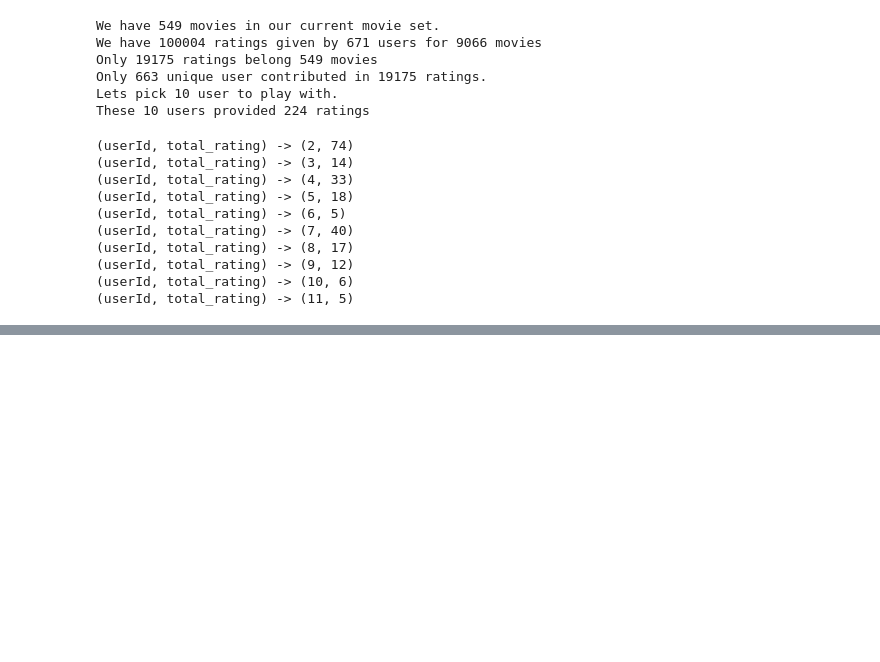
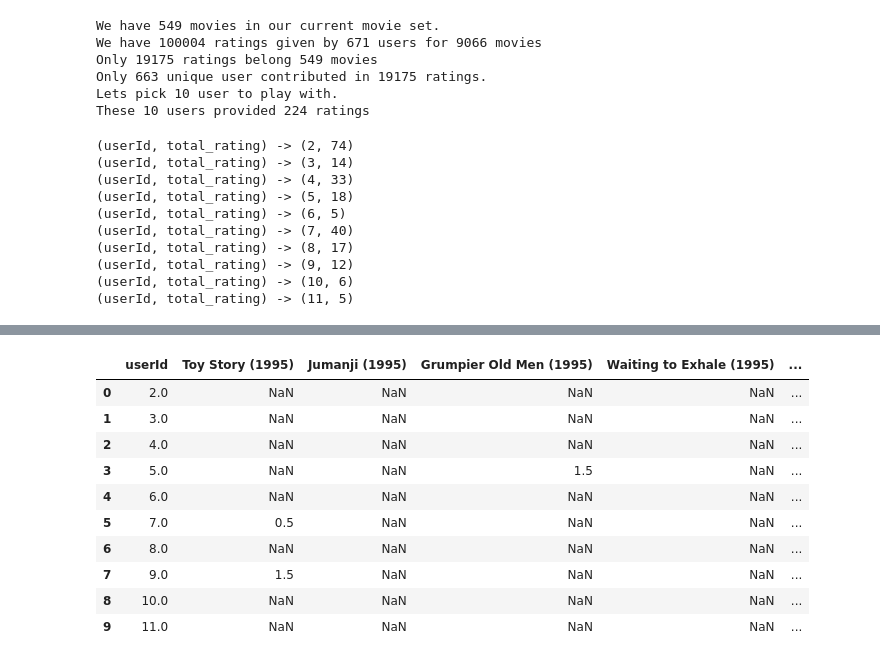
Before and after one commit to guptakvgaurav/building_py_rec, a Jupyter notebook: recommender_system/src/strategy2.ipynb, the cells around one changed output, grey strips where cells are left out. Cells and saved outputs as stored; diff of their text form; code cells hidden in the pictures; blank space fills up the shorter version.

Commit message:
build utility matrix

```diff
--- a/recommender_system/src/strategy2.ipynb
+++ b/recommender_system/src/strategy2.ipynb
@@ -109,0 +94,57 @@ Utility matrix should have shape (10, 549)
+# %%
+def __get_default_ratings(num_of_cols, default_val = np.nan):
+    empty_ratings = np.empty(num_of_cols);
+    empty_ratings[:] = default_val;
+    return empty_ratings
+
+def __get_util_matrix_row(userId, _Ratings, Movies):
+    user_ratings = [];
+    util_matrix = __get_empty_util_matrix(Movies)
+    ratings_by_user = _Ratings[_Ratings['userId'] == userId]
+
+    num_of_cols = util_matrix.shape[1] -1;
+    num_of_rows = util_matrix.shape[0]
+    util_matrix.loc[num_of_rows + 1] = np.concatenate([[userId] , __get_default_ratings(num_of_cols)])
+
+
+    # 2. Find ratings given by user, and fill it in map.
+    for index, row in ratings_by_user.iterrows():
+        # print(row)
+        movie_user_has_rated = Movies[Movies['movieId'] == row.movieId]
+        movie_name_user_has_rated = movie_user_has_rated['title'].iloc[0];
+        util_matrix.loc[num_of_rows + 1][movie_name_user_has_rated] = row['norm_rating']
+
+    return util_matrix
+# %%
+def __normalize_ratings(_Ratings):
+    max_rating = _Ratings['rating'].max()
+    min_rating = _Ratings['rating'].min() - 1; # since min value is inclusive.
+    avg_rating = ((max_rating - min_rating) / 2)
+
+    return _Ratings['rating'] - avg_rating
+# %%
+def prepare_util_matrix():
+    util_matrix = __get_empty_util_matrix(allMovies)
+
+    _Ratings['norm_rating'] = __normalize_ratings(_Ratings)
+
+    userIds = _Ratings['userId'].unique()
+    for userId in userIds:
+        new_row__for_util_matrix = __get_util_matrix_row(userId, _Ratings, allMovies)
+        util_matrix = util_matrix.append(new_row__for_util_matrix, ignore_index=True)
+    return util_matrix
+
+util_matrix = prepare_util_matrix()
+util_matrix.head(10)
+# %% [output]
+|  | userId | Toy Story (1995) | Jumanji (1995) | Grumpier Old Men (1995) | Waiting to Exhale (1995) | ... |
+| 0 | 2.0 | NaN | NaN | NaN | NaN | ... |
+| 1 | 3.0 | NaN | NaN | NaN | NaN | ... |
+| 2 | 4.0 | NaN | NaN | NaN | NaN | ... |
+| 3 | 5.0 | NaN | NaN | 1.5 | NaN | ... |
+| 4 | 6.0 | NaN | NaN | NaN | NaN | ... |
+| 5 | 7.0 | 0.5 | NaN | NaN | NaN | ... |
+| 6 | 8.0 | NaN | NaN | NaN | NaN | ... |
+| 7 | 9.0 | 1.5 | NaN | NaN | NaN | ... |
+| 8 | 10.0 | NaN | NaN | NaN | NaN | ... |
+| 9 | 11.0 | NaN | NaN | NaN | NaN | ... |
```
Also changed, not shown: parts of 4 cells of this notebook.
